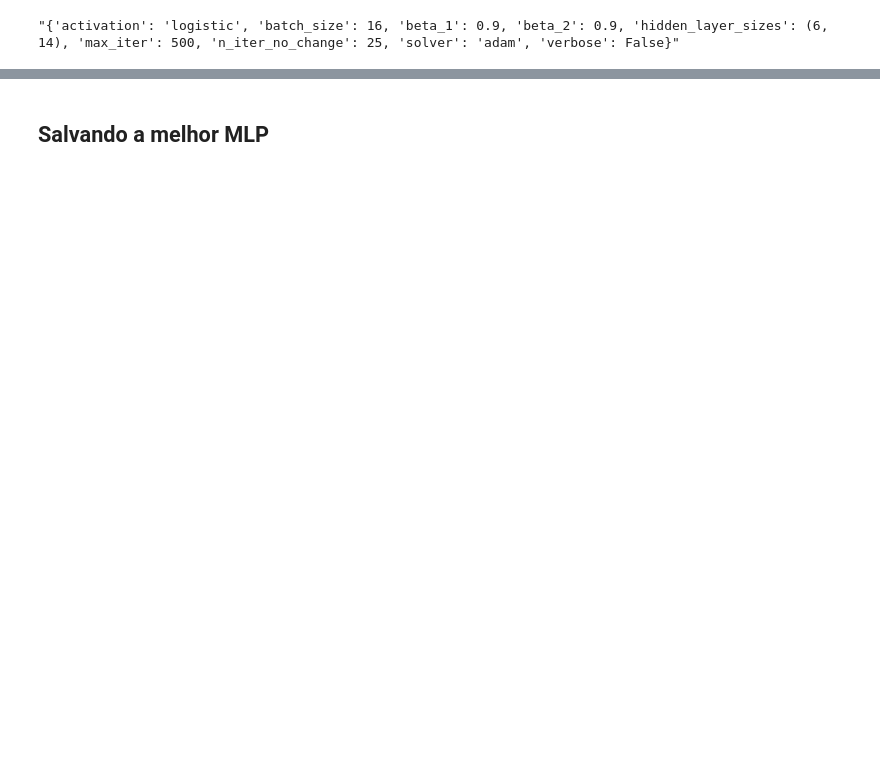
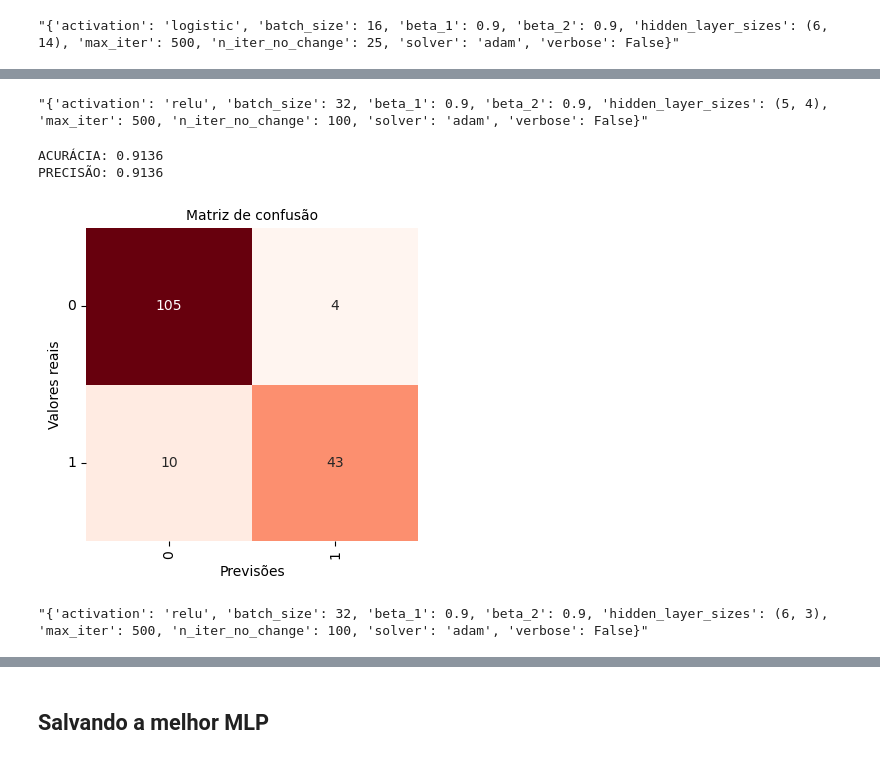
Before and after one commit to melinnediniz/RNA-AA3, a Jupyter notebook: grid_search_with_pearson.ipynb, the cells around one changed output, grey strips where cells are left out. Drawn from its saved outputs; the diff is of its cells as text; code cells hidden in the pictures; blank space fills up the shorter version.

```diff
--- a/grid_search_with_pearson.ipynb
+++ b/grid_search_with_pearson.ipynb
@@ -137,0 +147,31 @@ PRECISÃO: 0.8580
+# %%
+grid_2["params"].iloc[0]
+# %% [output]
+"{'activation': 'relu', 'batch_size': 32, 'beta_1': 0.9, 'beta_2': 0.9, 'hidden_layer_sizes': (5, 4), 'max_iter': 500, 'n_iter_no_change': 100, 'solver': 'adam', 'verbose': False}"
+# %%
+clf_1 = MLPClassifier(
+    verbose= False,
+    max_iter=500,
+    activation='relu',
+    hidden_layer_sizes=(5,4),
+    batch_size=32,
+    beta_1=0.9,
+    beta_2=0.9,
+    solver='adam',
+    early_stopping=True,
+    n_iter_no_change=100
+)
+clf_1.fit(X_train_norm.values, y_train)
+
+y_pred = clf_1.predict(X_test_norm.values)
+get_accuracy(y_test, y_pred)
+get_precision(y_test, y_pred)
+plot_confusion_matrix(y_test, y_pred)
+# %% [output]
+ACURÁCIA: 0.9136
+PRECISÃO: 0.9136
+[figure, added]
+# %%
+grid_2["params"].iloc[1]
+# %% [output]
+"{'activation': 'relu', 'batch_size': 32, 'beta_1': 0.9, 'beta_2': 0.9, 'hidden_layer_sizes': (6, 3), 'max_iter': 500, 'n_iter_no_change': 100, 'solver': 'adam', 'verbose': False}"
```
Also changed, not shown: parts of 17 cells of this notebook, 4 other files.
